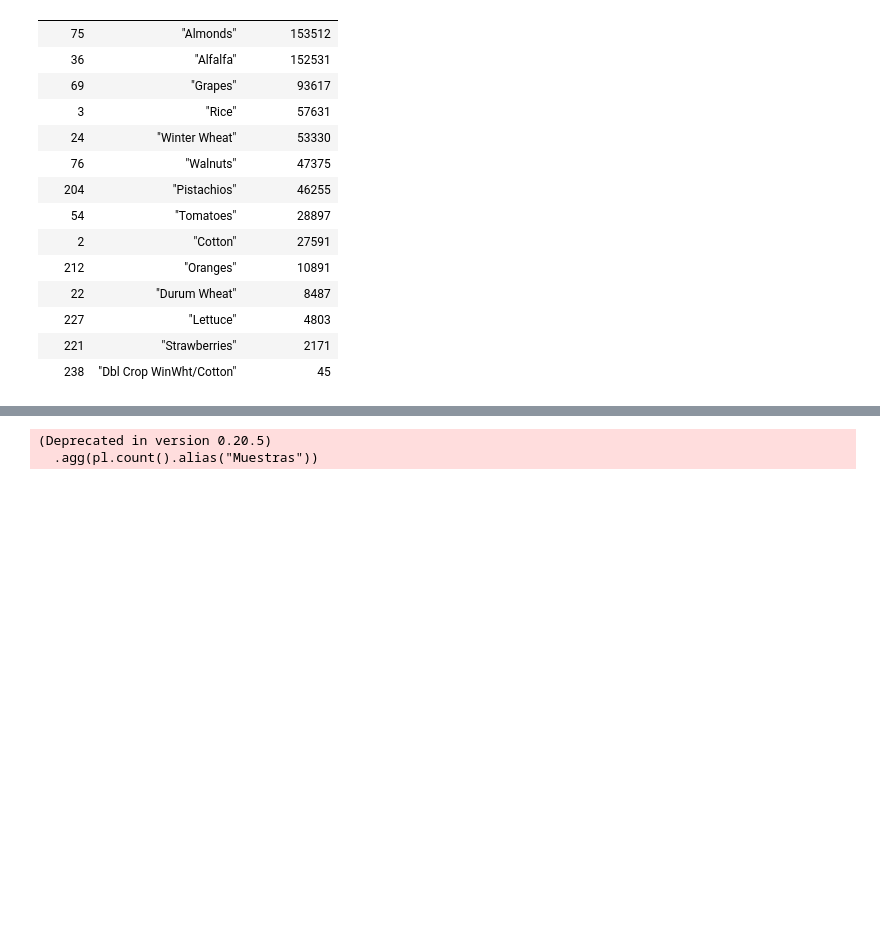
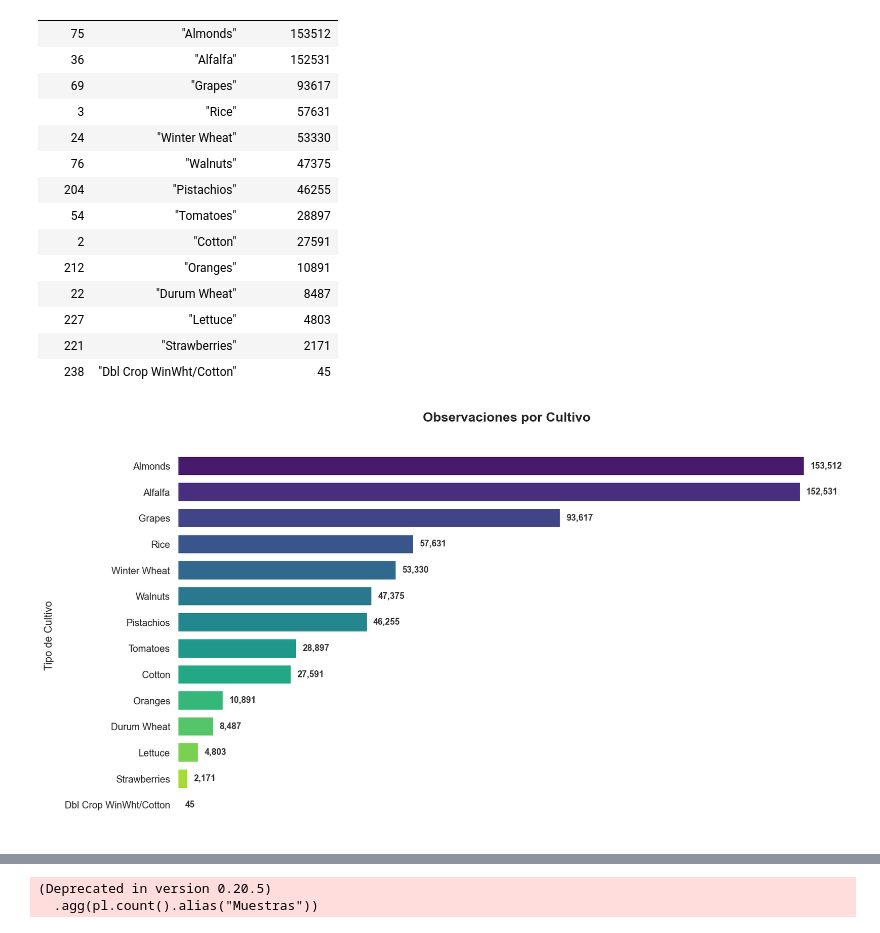
Before and after one commit to lesliemosquera96-netizen/TFM_Recomendador_cultivos, a Jupyter notebook: src/EDA/EDA.ipynb, the cells around one changed output, grey strips where cells are left out. Saved outputs shown, nothing was run; the diff lists cells and outputs as text; code cells hidden in the pictures; blank space fills up the shorter version.

```diff
--- a/src/EDA/EDA.ipynb
+++ b/src/EDA/EDA.ipynb
@@ -335,3 +335,51 @@ shape: (14, 3)
 | 227 | "Lettuce" | 4803 |
 | 221 | "Strawberries" | 2171 |
 | 238 | "Dbl Crop WinWht/Cotton" | 45 |
+# %%
+# Extraer los datos a listas
+cultivos = check_cultivos["crop_name"].to_list()
+muestras = check_cultivos["Total Muestras"].to_list()
+
+# Configurar el estilo
+sns.set_theme(style="white")
+fig, ax = plt.subplots(figsize=(13, 7))
+
+# Crear el gráfico de barras horizontales
+paleta = sns.color_palette("viridis", len(cultivos))
+barras = ax.barh(cultivos, muestras, color=paleta, edgecolor="none", height=0.7)
+
+# Invertimos el eje Y para que el cultivo con más muestras aparezca arriba del todo
+ax.invert_yaxis()
+
+# etiquetas de datos numéricos al final de cada barra para mejor legibilidad
+max_valor = max(muestras)
+for barra in barras:
+    ancho = barra.get_width()
+    ax.text(
+        ancho + (max_valor * 0.01),
+        barra.get_y() + barra.get_height() / 2,
+        f"{int(ancho):,}",           # Formato con separador de miles
+        va="center",
+        ha="left",
+        fontsize=10,
+        fontweight="bold",
+        color="#333333"
+    )
+
+# títulos y etiquetas de los ejes
+ax.set_title("Observaciones por Cultivo", fontsize=15, fontweight="bold", pad=20)
+ax.set_ylabel("Tipo de Cultivo", fontsize=12, labelpad=12)
+
+ax.set_xticks([]) # Quitar las marcas del eje X
+ax.set_xticklabels([]) # Quitar los números del eje X
+ax.spines['bottom'].set_visible(False) # Quitar la línea inferior del eje
+# Desactivar las líneas sobrantes del recuadro
+sns.despine(left=True, bottom=True)
+
+# Ajustar los márgenes automáticamente para evitar que se trunquen las etiquetas
+plt.tight_layout()
+
+# Mostrar el gráfico
+plt.show()
+# %% [output]
+[figure, added]
```
Also changed, not shown: parts of 22 cells of this notebook.
